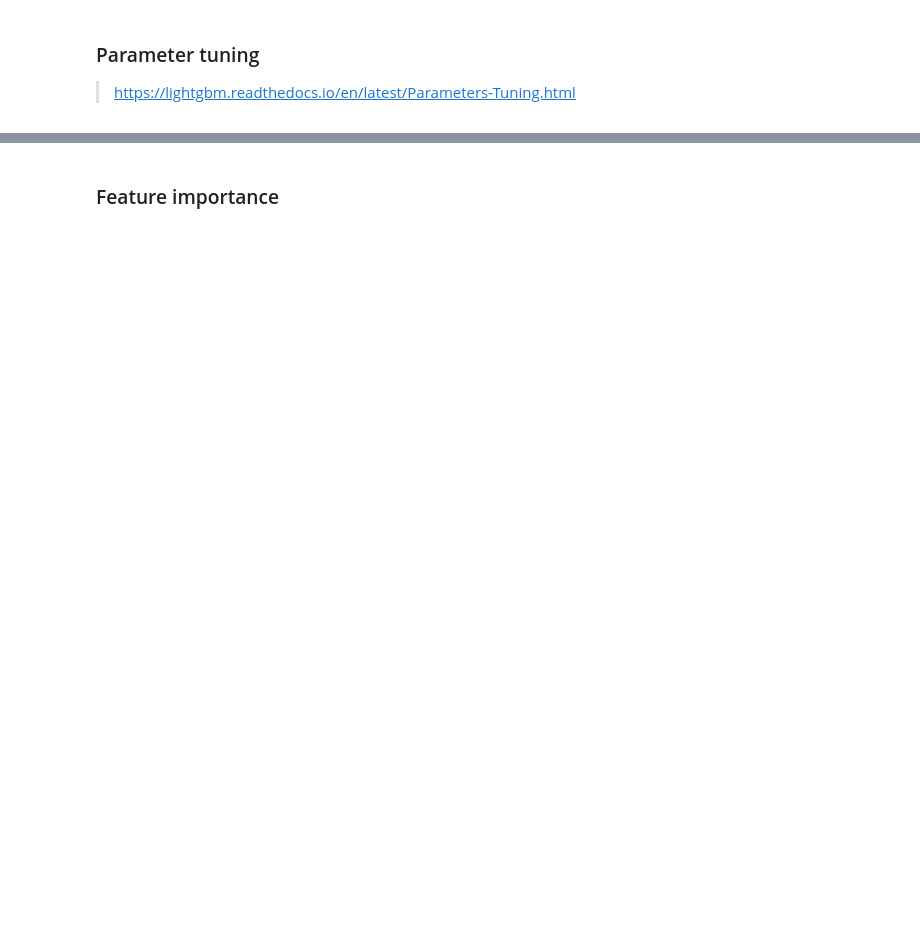
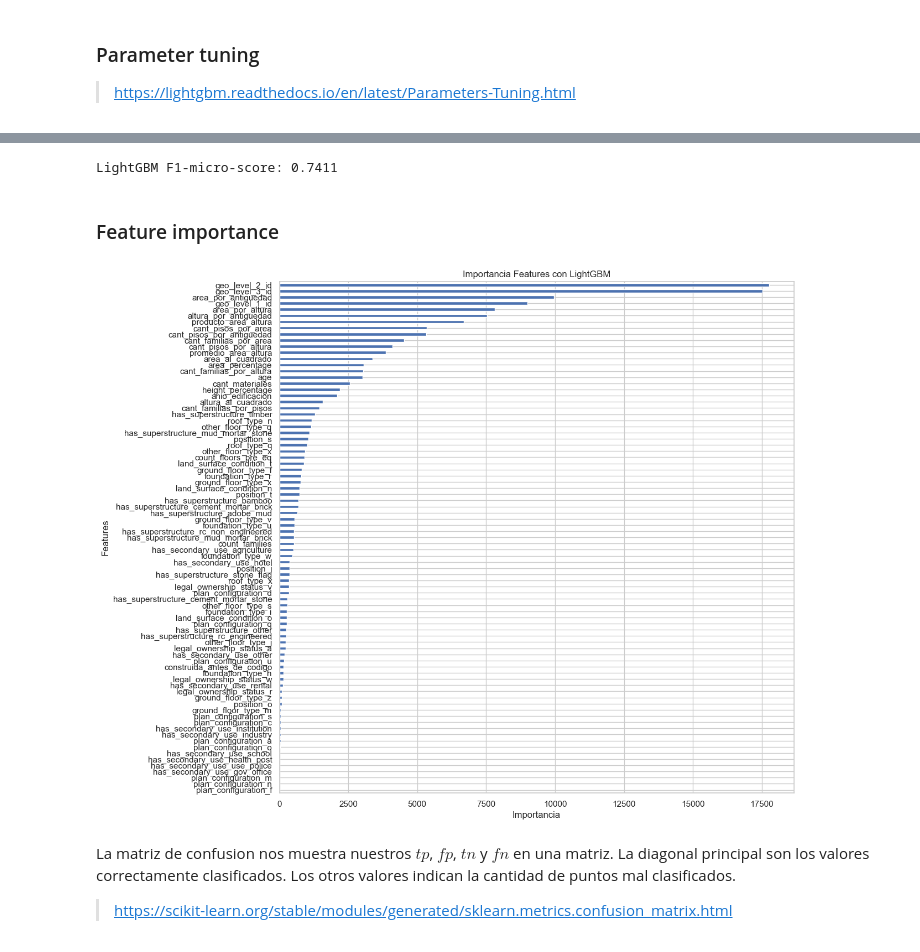
Before and after one commit to FacuMastri/richters-predictor-earthquake, a Jupyter notebook: tp2/LightGBM.ipynb, the cells around one changed output, grey strips where cells are left out. Drawn from its saved outputs; the diff is of its cells as text; code cells hidden in the pictures; blank space fills up the shorter version.

```diff
--- a/tp2/LightGBM.ipynb
+++ b/tp2/LightGBM.ipynb
@@ -4,6 +4,13 @@ import numpy as np
 import datetime
 from time import ctime
 import warnings
+
+import matplotlib.pyplot as plt
+import seaborn as sns
+%matplotlib inline
+plt.style.use('default')
+sns.set(style="whitegrid") # seteando tipo de grid en seaborn
+
 warnings.filterwarnings('ignore')
 # %%
 # Datos de entrenamiento limpios y con features agregados
@@ -59,7 +68,8 @@ None
 # %% [markdown]
 ## Entrenamiento del modelo
 # %%
-features_to_remove = ['building_id', 'geo_level_2_id', 'geo_level_3_id', 'damage_grade']
+# Droppeamos features que no vamos a necesitar para el modelo
+features_to_remove = ['building_id', 'damage_grade']
 Y = train['damage_grade']
 X = train.drop(features_to_remove, axis=1)
 # %%
@@ -94,7 +104,21 @@ memory usage: 93.6 MB
 
 > https://lightgbm.readthedocs.io/en/latest/Parameters-Tuning.html
 # %%
-best_params = {}
+best_params = {
+    'boosting_type': 'gbdt',
+    'colsample_bytree': 0.5,
+    'learning_rate': 0.1,
+    'max_bin': 500,
+    'metric': 'multi_logloss',
+    'min_child_samples': 40,
+    'n_estimators': 1000,
+    'n_jobs': -1,
+    'num_class': 3,
+    'num_leaves': 50,
+    'objective': 'multiclass',
+    'random_state': 42,
+    'subsample': 0.5
+}
 
 param_search = {
     'learning_rate': [0.1],
@@ -102,15 +126,15 @@ param_search = {
     'num_class':[3],
     'num_leaves': [40, 50],
     'metric':['multi_logloss'],
-    'n_estimators': [100, 200, 500, 1000],
+    'n_estimators': [500, 1000],
     'min_child_samples': [20, 40],
     'max_bin': [500],
     'boosting_type' : ['gbdt'],
     'random_state' : [42],
-    'colsample_bytree' : [0.5, 0.6, 0.7],
-    'subsample' : [0.5, 0.6, 0.7],
+    'colsample_bytree' : [0.5],
+    'subsample' : [0.5],
     'n_jobs':[-1]
-    }
+}
 
 
 model = GridSearchCV(estimator = LGBMClassifier(), param_grid=param_search, scoring='f1_micro', cv=4, n_jobs=-1, verbose=5)
@@ -128,24 +173,31 @@ model.best_params_
 # %%
-from sklearn.metrics import f1_micro
+from sklearn.metrics import f1_score
 
+# Vemos el score comprobando contra el set de test separado
 y_pred = model.predict(X_test)
-
-model_f1_micro = f1_micro(y_test, y_pred)
-print('LightGBM F1-micro-score: %.4f' % model_mae)
+model_f1_micro = f1_score(y_test, y_pred, average='micro')
+print('LightGBM F1-micro-score: %.4f' % model_f1_micro)
+# %% [output]
+LightGBM F1-micro-score: 0.7411
 # %% [markdown]
 ### Feature importance
 # %%
 import matplotlib.pyplot as plt
 
 feature_cols = X.columns.tolist()
-features = pd.Series(data=model.feature_importances_, index=feature_cols, name='Feature importance')
+features = pd.Series(data=model.best_estimator_.feature_importances_, index=feature_cols, name='Feature importance')
 features.sort_values(ascending=True, inplace=True)
-plt.figure(figsize=(10, 10))
+plt.figure(figsize=(12, 12))
 features.plot(kind='barh')
 plt.xlabel('Importancia')
 plt.ylabel('Features')
 plt.title('Importancia Features con LightGBM')
 plt.show()
+# %% [output]
+[figure, added]
+# %% [markdown]
+La matriz de confusion nos muestra nuestros $tp$, $fp$, $tn$ y $fn$ en una matriz. La diagonal principal son los valores correctamente clasificados. Los otros valores indican la cantidad de puntos mal clasificados.
+> https://scikit-learn.org/stable/modules/generated/sklearn.metrics.confusion_matrix.html
 # %%
 from sklearn.metrics import confusion_matrix
 
```
Also changed, not shown: parts of 17 cells of this notebook.
